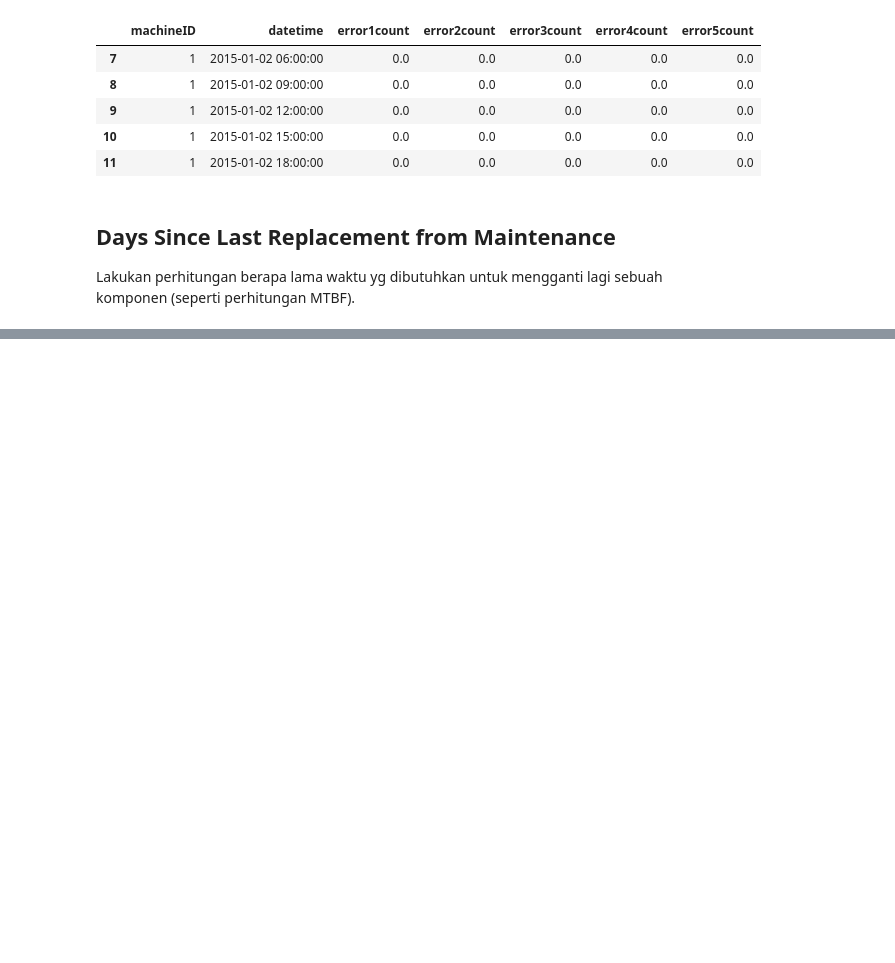
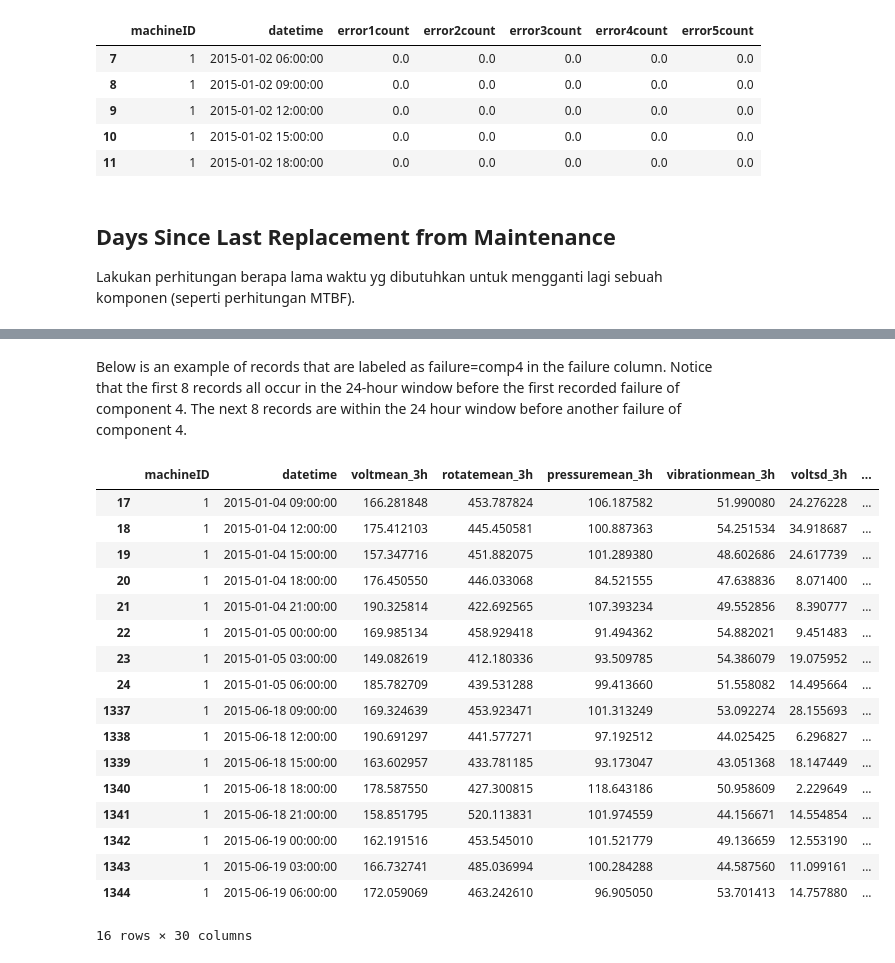
Before and after one commit to fahimhm/PdMDemo, a Jupyter notebook: MLPdM.ipynb, the cells around one changed output, grey strips where cells are left out. Cells and saved outputs as stored; diff of their text form; code cells hidden in the pictures; blank space fills up the shorter version.

```diff
--- a/MLPdM.ipynb
+++ b/MLPdM.ipynb
@@ -362,0 +438,23 @@ TypeError: cannot operate on a series without a rhs of a series/ndarray of type
+# %% [markdown]
+Below is an example of records that are labeled as failure=comp4 in the failure column. Notice that the first 8 records all occur in the 24-hour window before the first recorded failure of component 4. The next 8 records are within the 24 hour window before another failure of component 4.
+# %%
+labeled_features.loc[labeled_features['failure'] == 'comp4'][:16]
+# %% [output]
+|  | machineID | datetime | voltmean_3h | rotatemean_3h | pressuremean_3h | vibrationmean_3h | voltsd_3h | ... |
+| 17 | 1 | 2015-01-04 09:00:00 | 166.281848 | 453.787824 | 106.187582 | 51.990080 | 24.276228 | ... |
+| 18 | 1 | 2015-01-04 12:00:00 | 175.412103 | 445.450581 | 100.887363 | 54.251534 | 34.918687 | ... |
+| 19 | 1 | 2015-01-04 15:00:00 | 157.347716 | 451.882075 | 101.289380 | 48.602686 | 24.617739 | ... |
+| 20 | 1 | 2015-01-04 18:00:00 | 176.450550 | 446.033068 | 84.521555 | 47.638836 | 8.071400 | ... |
+| 21 | 1 | 2015-01-04 21:00:00 | 190.325814 | 422.692565 | 107.393234 | 49.552856 | 8.390777 | ... |
+| 22 | 1 | 2015-01-05 00:00:00 | 169.985134 | 458.929418 | 91.494362 | 54.882021 | 9.451483 | ... |
+| 23 | 1 | 2015-01-05 03:00:00 | 149.082619 | 412.180336 | 93.509785 | 54.386079 | 19.075952 | ... |
+| 24 | 1 | 2015-01-05 06:00:00 | 185.782709 | 439.531288 | 99.413660 | 51.558082 | 14.495664 | ... |
+| 1337 | 1 | 2015-06-18 09:00:00 | 169.324639 | 453.923471 | 101.313249 | 53.092274 | 28.155693 | ... |
+| 1338 | 1 | 2015-06-18 12:00:00 | 190.691297 | 441.577271 | 97.192512 | 44.025425 | 6.296827 | ... |
+| 1339 | 1 | 2015-06-18 15:00:00 | 163.602957 | 433.781185 | 93.173047 | 43.051368 | 18.147449 | ... |
+| 1340 | 1 | 2015-06-18 18:00:00 | 178.587550 | 427.300815 | 118.643186 | 50.958609 | 2.229649 | ... |
+| 1341 | 1 | 2015-06-18 21:00:00 | 158.851795 | 520.113831 | 101.974559 | 44.156671 | 14.554854 | ... |
+| 1342 | 1 | 2015-06-19 00:00:00 | 162.191516 | 453.545010 | 101.521779 | 49.136659 | 12.553190 | ... |
+| 1343 | 1 | 2015-06-19 03:00:00 | 166.732741 | 485.036994 | 100.284288 | 44.587560 | 11.099161 | ... |
+| 1344 | 1 | 2015-06-19 06:00:00 | 172.059069 | 463.242610 | 96.905050 | 53.701413 | 14.757880 | ... |
+16 rows × 30 columns
```
Also changed, not shown: parts of 18 cells of this notebook.
